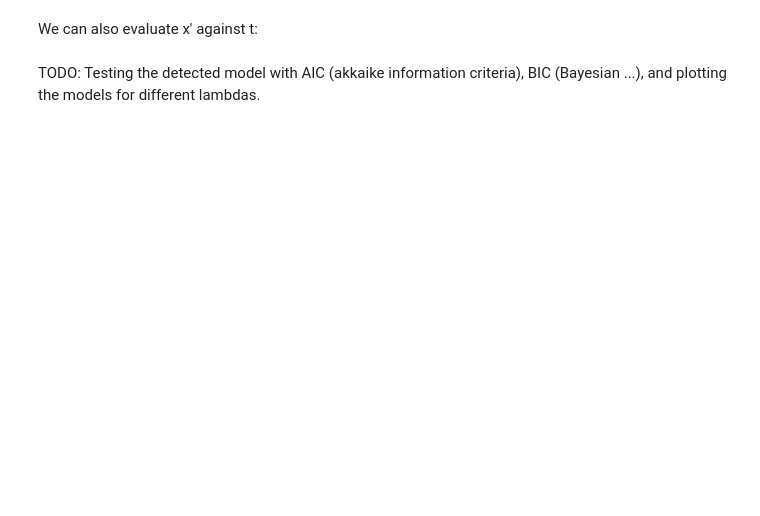
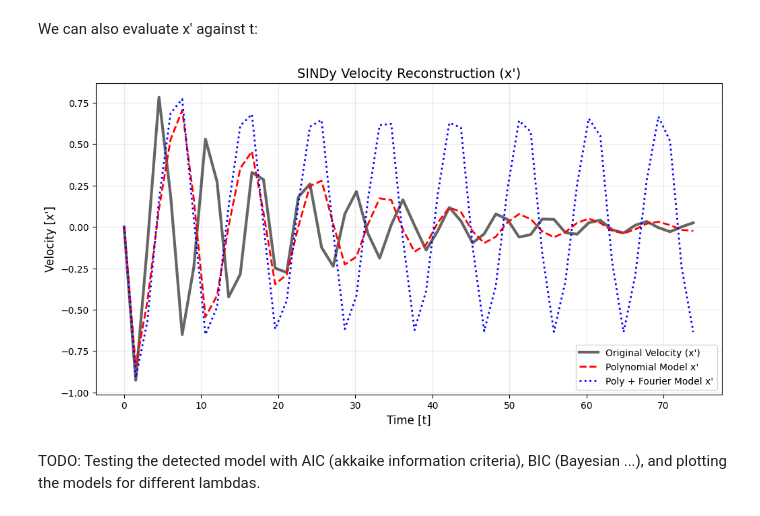
Before and after one commit to luka-lehotski/SINDy-rs, a Jupyter notebook: intro.ipynb, the cells around one changed output. Saved outputs shown, nothing was run; the diff lists cells and outputs as text; code cells hidden in the pictures; blank space fills up the shorter version.

Commit message:
Update x' plots again

```diff
--- a/intro.ipynb
+++ b/intro.ipynb
@@ -97,4 +97,23 @@ Simulation complete!
 # %% [markdown]
 We can also evaluate x' against t:
+# %%
+plt.figure(figsize=(12, 6))
+
+# Originalna Brzina (Target)
+plt.plot(t_test, X[:num_steps, 1], 'k', alpha=0.6, lw=3, label='Original Velocity (x\')')
+# Model 1 brzina
+plt.plot(t_test, x_sim_poly[:, 1], 'r--', lw=2, label='Polynomial Model x\'')
+
+# Model 2 brzina
+plt.plot(t_test, x_sim_combined[:, 1], 'b:', lw=2, label='Poly + Fourier Model x\'')
+
+plt.title("SINDy Velocity Reconstruction (x')", fontsize=14)
+plt.xlabel("Time [t]", fontsize=12)
+plt.ylabel("Velocity [x']", fontsize=12)
+plt.legend(loc='lower right')
+plt.grid(True, alpha=0.3)
+plt.show()
+# %% [output]
+[figure, added]
 # %% [markdown]
 TODO: Testing the detected model with AIC (akkaike information criteria), BIC (Bayesian ...), and plotting the models for different lambdas.
```
Also changed, not shown: parts of 1 cell of this notebook.
